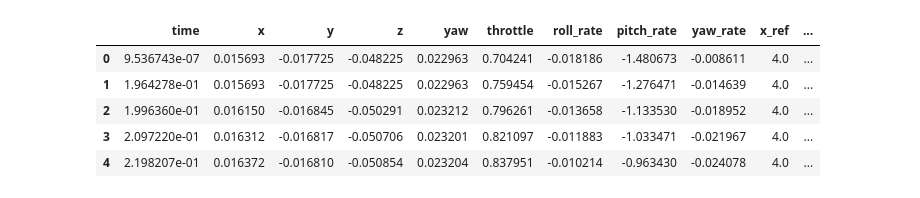
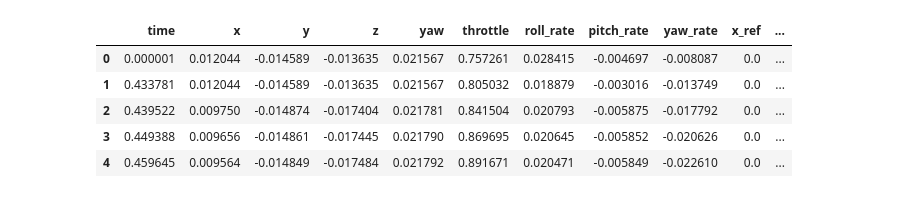
Before and after one commit to evannsm/test_stuff, a Jupyter notebook: final_wardi_files/src/quad_newton_raphson/quad_newton_raphson/data_analysis/updated_data_analysis.ipynb, the cells around one changed output. Cells and saved outputs as stored; diff of their text form; code cells hidden in the pictures.

```diff
--- a/final_wardi_files/src/quad_newton_raphson/quad_newton_raphson/data_analysis/updated_data_analysis.ipynb
+++ b/final_wardi_files/src/quad_newton_raphson/quad_newton_raphson/data_analysis/updated_data_analysis.ipynb
@@ -4,20 +4,20 @@ from utils import make_plot, rmse
 # %%
 # log_file_path = 'optim_wardi_test.log'
 # log_file_path = 'regular_wardi_test.log'
-log_file_path = 'loggyy.log'
+log_file_path = 'loggyy2.log'
 
 # Reading the .log file into a pandas DataFrame
 df_log = pd.read_csv(log_file_path, header=0, dtype={'metadata': str})
 
 # Display the first few rows to confirm successful import
 df_log.head()
 # %% [output]
 |  | time | x | y | z | yaw | throttle | roll_rate | pitch_rate | yaw_rate | x_ref | ... |
-| 0 | 9.536743e-07 | 0.015693 | -0.017725 | -0.048225 | 0.022963 | 0.704241 | -0.018186 | -1.480673 | -0.008611 | 4.0 | ... |
-| 1 | 1.964278e-01 | 0.015693 | -0.017725 | -0.048225 | 0.022963 | 0.759454 | -0.015267 | -1.276471 | -0.014639 | 4.0 | ... |
-| 2 | 1.996360e-01 | 0.016150 | -0.016845 | -0.050291 | 0.023212 | 0.796261 | -0.013658 | -1.133530 | -0.018952 | 4.0 | ... |
-| 3 | 2.097220e-01 | 0.016312 | -0.016817 | -0.050706 | 0.023201 | 0.821097 | -0.011883 | -1.033471 | -0.021967 | 4.0 | ... |
-| 4 | 2.198207e-01 | 0.016372 | -0.016810 | -0.050854 | 0.023204 | 0.837951 | -0.010214 | -0.963430 | -0.024078 | 4.0 | ... |
+| 0 | 0.000001 | 0.012044 | -0.014589 | -0.013635 | 0.021567 | 0.757261 | 0.028415 | -0.004697 | -0.008087 | 0.0 | ... |
+| 1 | 0.433781 | 0.012044 | -0.014589 | -0.013635 | 0.021567 | 0.805032 | 0.018879 | -0.003016 | -0.013749 | 0.0 | ... |
+| 2 | 0.439522 | 0.009750 | -0.014874 | -0.017404 | 0.021781 | 0.841504 | 0.020793 | -0.005875 | -0.017792 | 0.0 | ... |
+| 3 | 0.449388 | 0.009656 | -0.014861 | -0.017445 | 0.021790 | 0.869695 | 0.020645 | -0.005852 | -0.020626 | 0.0 | ... |
+| 4 | 0.459645 | 0.009564 | -0.014849 | -0.017484 | 0.021792 | 0.891671 | 0.020471 | -0.005849 | -0.022610 | 0.0 | ... |
 # %%
 print(f"This data comes from: {df_log['metadata'][0]}")
 print(f"Predictor was: {df_log['metadata'][1]}")
```
Also changed, not shown: parts of 2 cells of this notebook, 4 other files.
